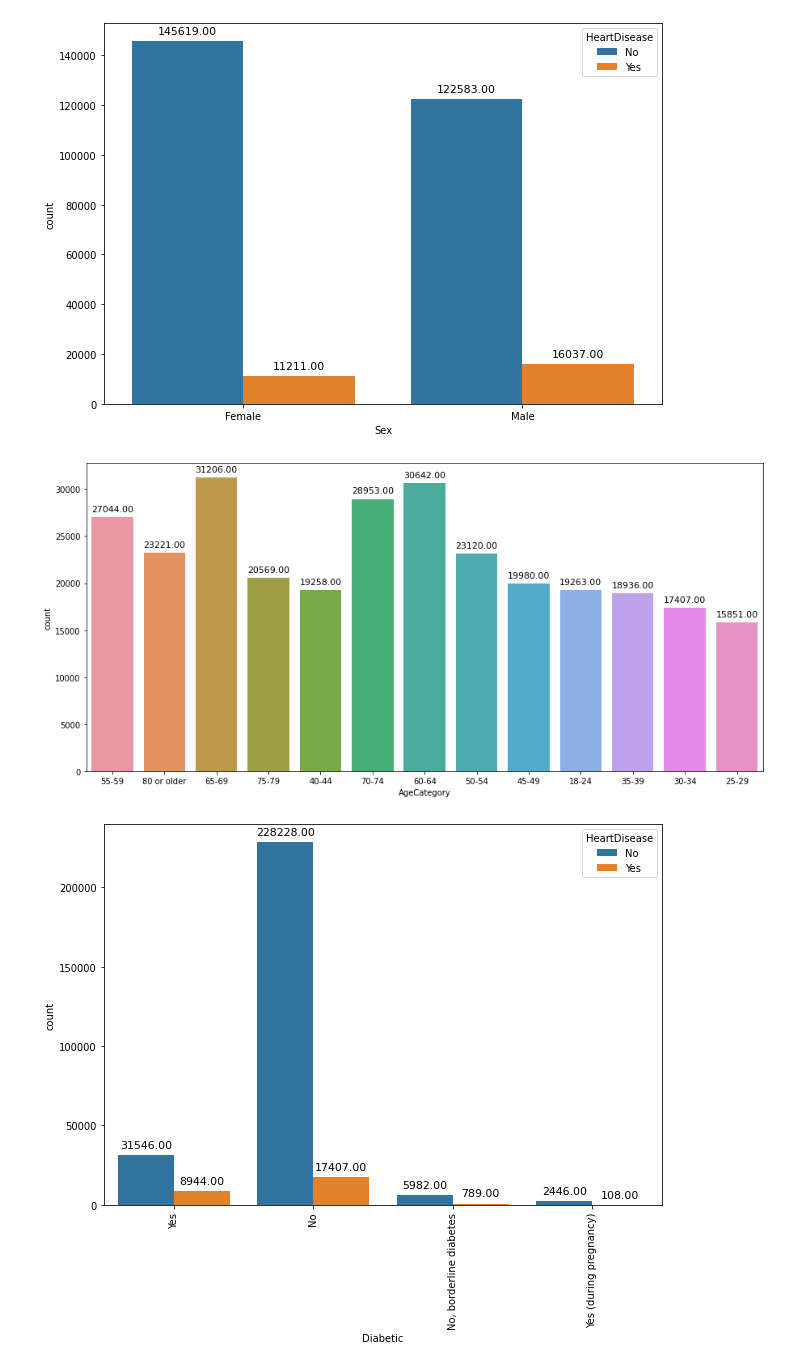
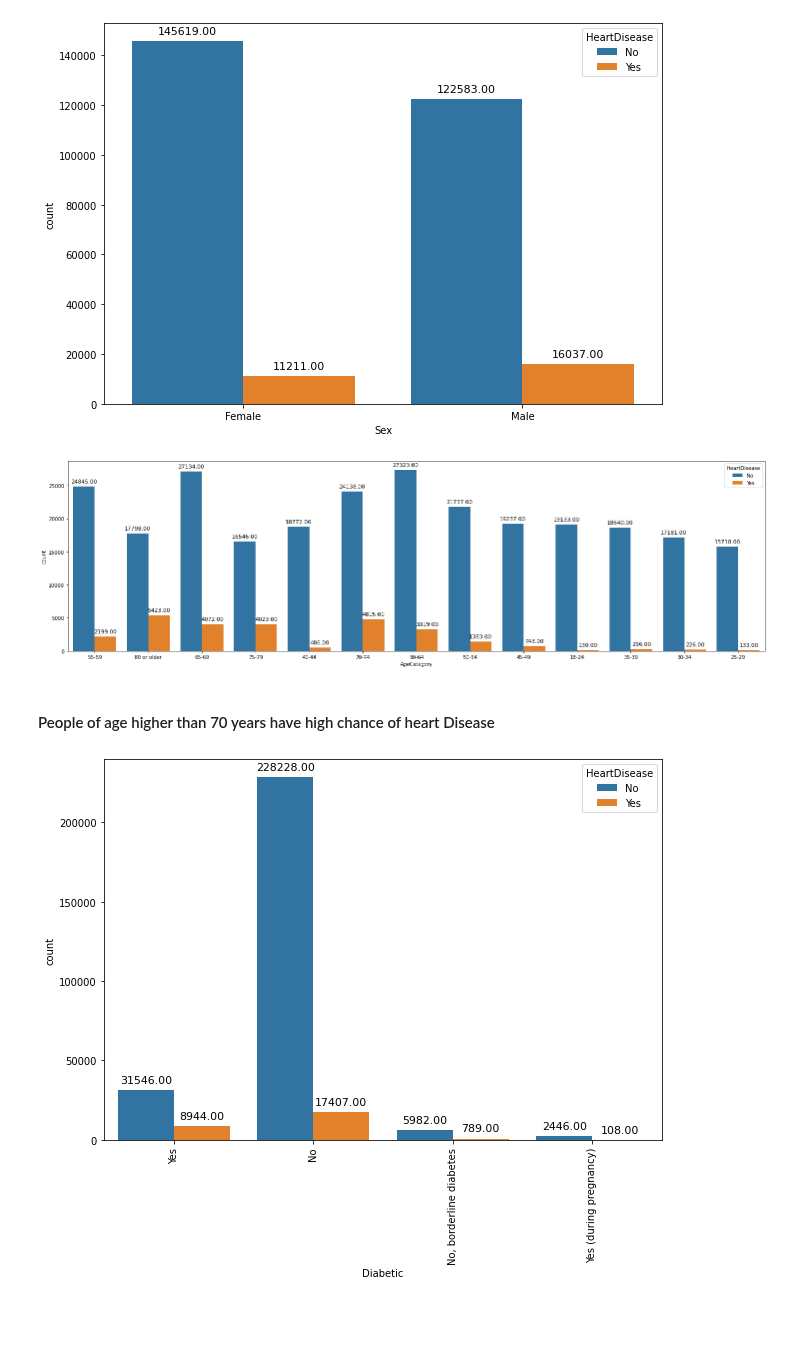
Before and after one commit to Suyog-Dhakal/HeartDiseaseAnalysis, a Jupyter notebook: HeartDiseaseAnalysis.ipynb, the cells around one changed output. Saved outputs shown, nothing was run; the diff lists cells and outputs as text; code cells hidden in the pictures; blank space fills up the shorter version.

```diff
--- a/HeartDiseaseAnalysis.ipynb
+++ b/HeartDiseaseAnalysis.ipynb
@@ -270,12 +272,14 @@ plt.show()
 # %% [output]
 [figure]
 # %%
-plt.figure(figsize=(15,7))
-age_plot = sns.countplot(df1['AgeCategory'])
+plt.figure(figsize=(25,7))
+age_plot = sns.countplot(x='AgeCategory', hue='HeartDisease',data=df1)
 plotNumber(age_plot)
 plt.show()
 # %% [output]
-[figure, old version]
+[figure, new version]
+# %% [markdown]
+#### People of age higher than 70 years have high chance of heart Disease
 # %%
 plt.figure(figsize=(10,7))
 plt.xticks(rotation='vertical')
```
Also changed, not shown: parts of 13 cells of this notebook.
